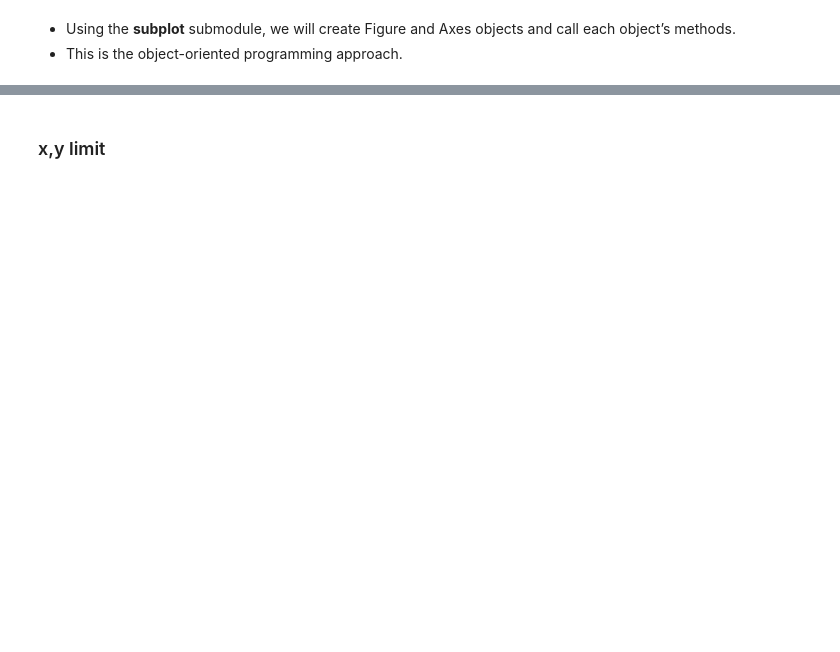
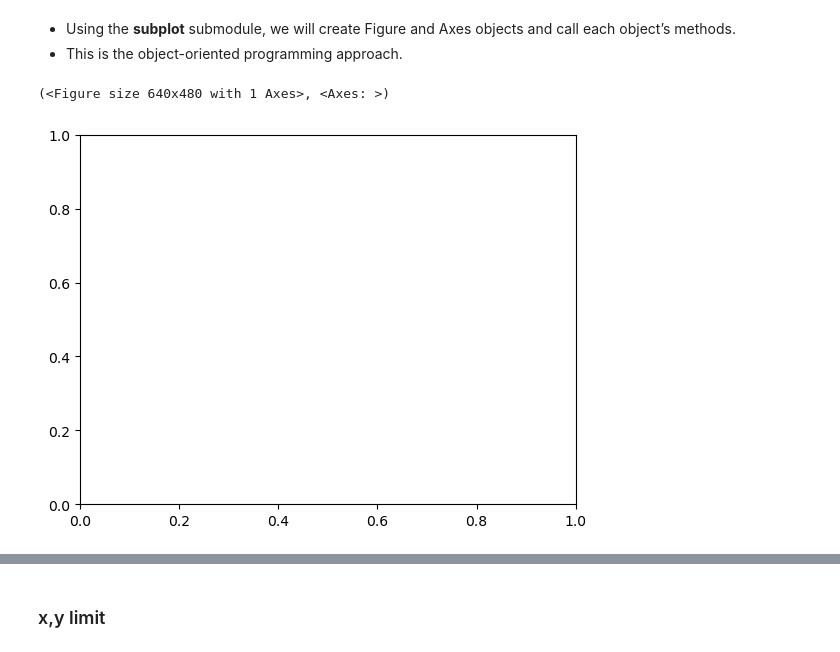
Before and after one commit to STAT2255/2024, a Jupyter notebook: notes/note11_Visualization.ipynb, the cells around one changed output, grey strips where cells are left out. Cells and saved outputs as stored; diff of their text form; code cells hidden in the pictures; blank space fills up the shorter version.

```diff
--- a/notes/note11_Visualization.ipynb
+++ b/notes/note11_Visualization.ipynb
@@ -80,6 +99,10 @@ The second graph shows 4 Axes objects within same Figure object and they are cal
 # help(plt.subplot)
 # %%
 fig, ax = plt.subplots()
+fig, ax
+# %% [output]
+(<Figure size 640x480 with 1 Axes>, <Axes: >)
+[figure, added]
 # %%
 ax.plot(x, y, linestyle = '--', color = 'g', marker = 'o', label = 'y')
 ax.plot(x, y1, linestyle = '--', color = 'r', marker = 'v', label = 'y1')
```
Also changed, not shown: parts of 26 cells of this notebook.
